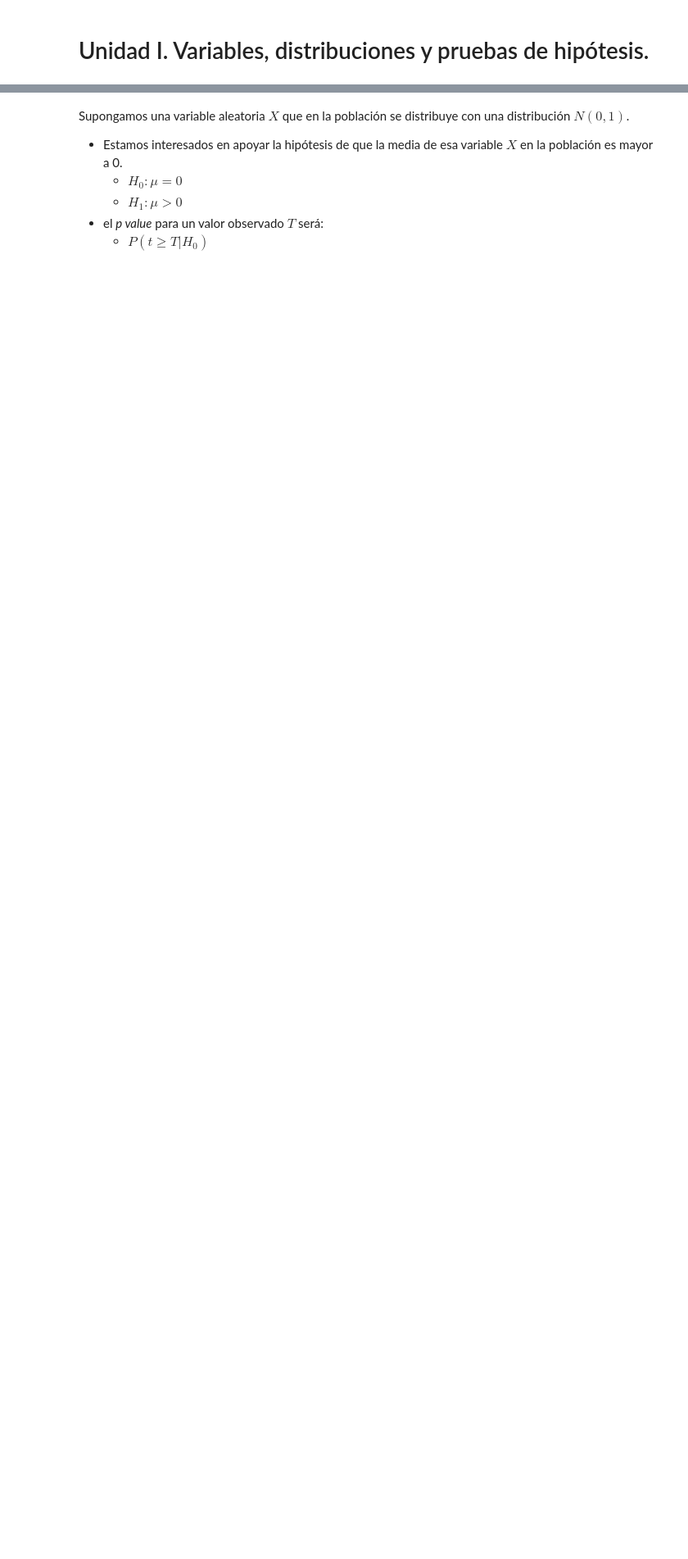
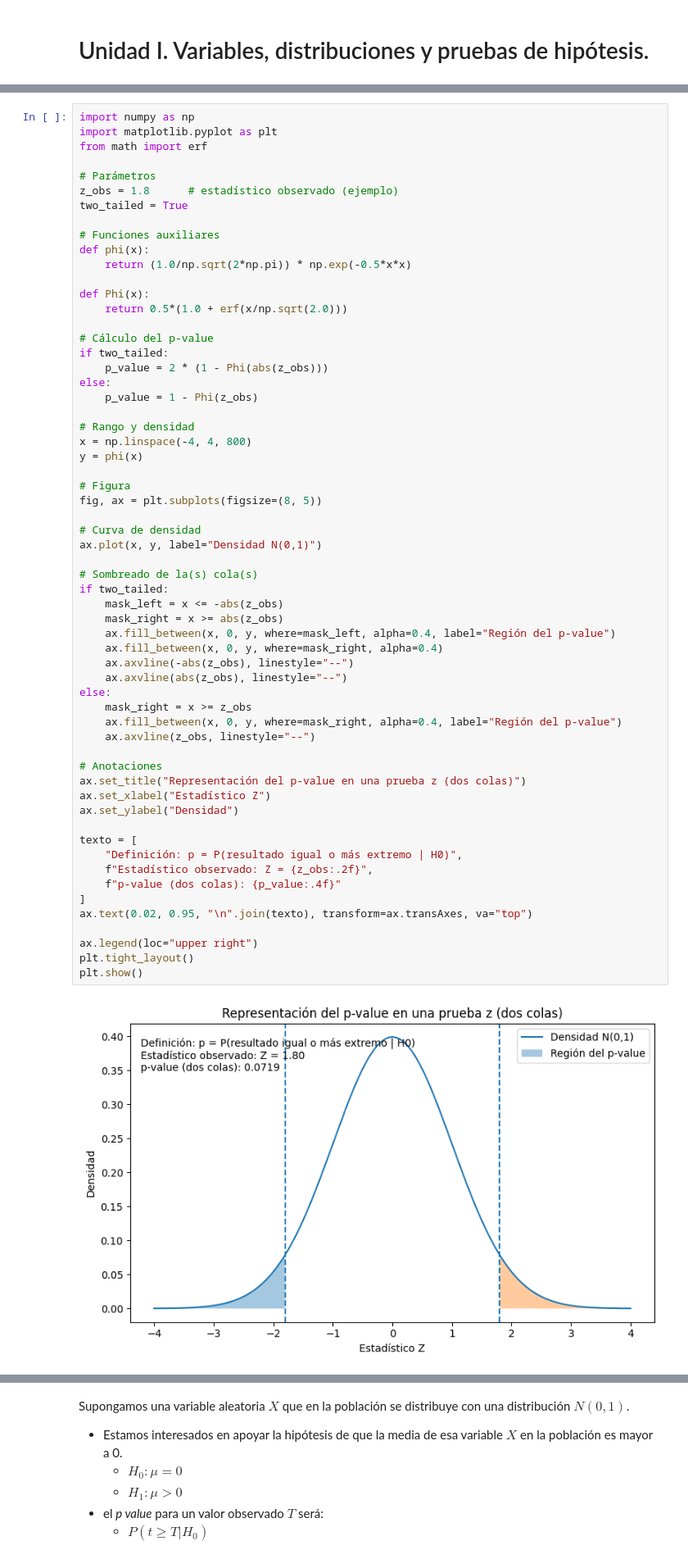
Before and after one commit to javieriserte/qualitative-data-course, a Jupyter notebook: classes/C01.4.PruebaDeHipotesis.ipynb, the cells around one changed output, grey strips where cells are left out. Shown at 82% size. Saved outputs shown, nothing was run; the diff lists cells and outputs as text; blank space fills up the shorter version.

```diff
--- a/classes/C01.4.PruebaDeHipotesis.ipynb
+++ b/classes/C01.4.PruebaDeHipotesis.ipynb
@@ -102,0 +162,62 @@ La probabilidad de caer en un error del tipo II
+# %%
+import numpy as np
+import matplotlib.pyplot as plt
+from math import erf
+
+# Parámetros
+z_obs = 1.8      # estadístico observado (ejemplo)
+two_tailed = True
+
+# Funciones auxiliares
+def phi(x):
+    return (1.0/np.sqrt(2*np.pi)) * np.exp(-0.5*x*x)
+
+def Phi(x):
+    return 0.5*(1.0 + erf(x/np.sqrt(2.0)))
+
+# Cálculo del p-value
+if two_tailed:
+    p_value = 2 * (1 - Phi(abs(z_obs)))
+else:
+    p_value = 1 - Phi(z_obs)
+
+# Rango y densidad
+x = np.linspace(-4, 4, 800)
+y = phi(x)
+
+# Figura
+fig, ax = plt.subplots(figsize=(8, 5))
+
+# Curva de densidad
+ax.plot(x, y, label="Densidad N(0,1)")
+
+# Sombreado de la(s) cola(s)
+if two_tailed:
+    mask_left = x <= -abs(z_obs)
+    mask_right = x >= abs(z_obs)
+    ax.fill_between(x, 0, y, where=mask_left, alpha=0.4, label="Región del p-value")
+    ax.fill_between(x, 0, y, where=mask_right, alpha=0.4)
+    ax.axvline(-abs(z_obs), linestyle="--")
+    ax.axvline(abs(z_obs), linestyle="--")
+else:
+    mask_right = x >= z_obs
+    ax.fill_between(x, 0, y, where=mask_right, alpha=0.4, label="Región del p-value")
+    ax.axvline(z_obs, linestyle="--")
+
+# Anotaciones
+ax.set_title("Representación del p-value en una prueba z (dos colas)")
+ax.set_xlabel("Estadístico Z")
+ax.set_ylabel("Densidad")
+
+texto = [
+    "Definición: p = P(resultado igual o más extremo | H0)",
+    f"Estadístico observado: Z = {z_obs:.2f}",
+    f"p-value (dos colas): {p_value:.4f}"
+]
+ax.text(0.02, 0.95, "\n".join(texto), transform=ax.transAxes, va="top")
+
+ax.legend(loc="upper right")
+plt.tight_layout()
+plt.show()
+# %% [output]
+[figure, added]
```
Also changed, not shown: parts of 45 cells of this notebook.
